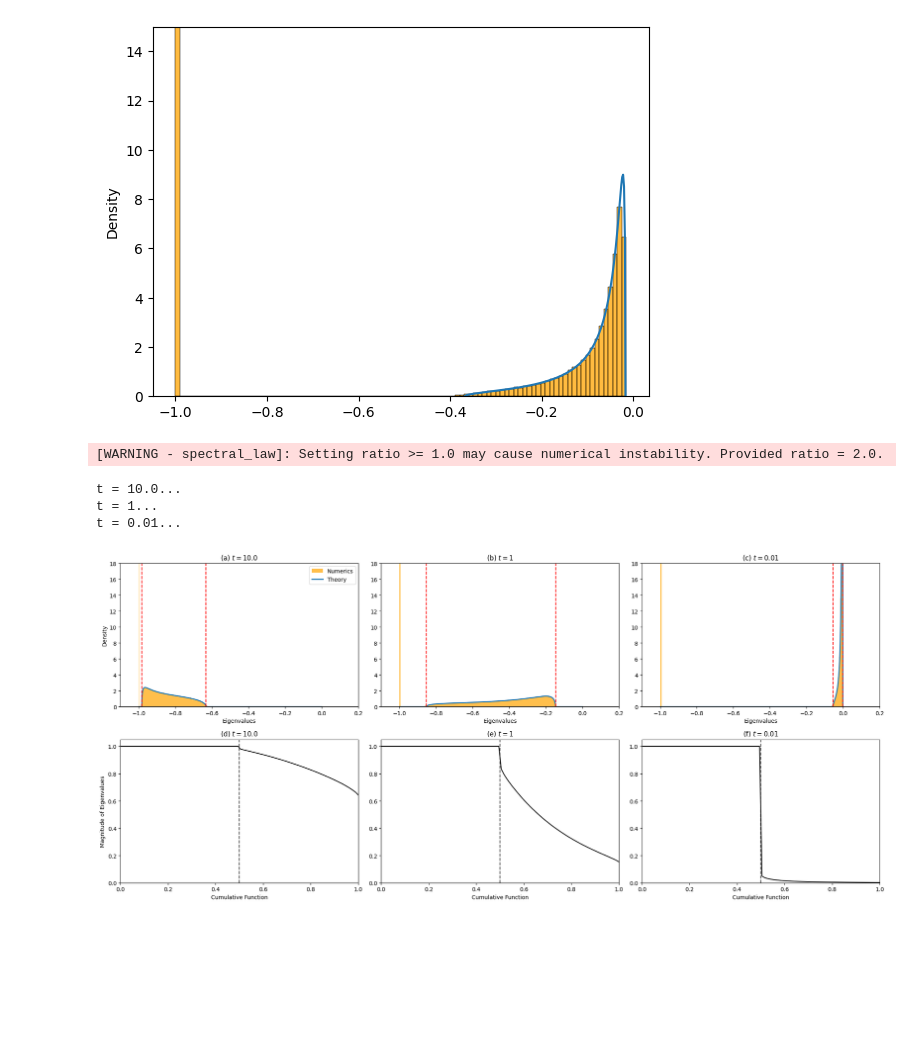
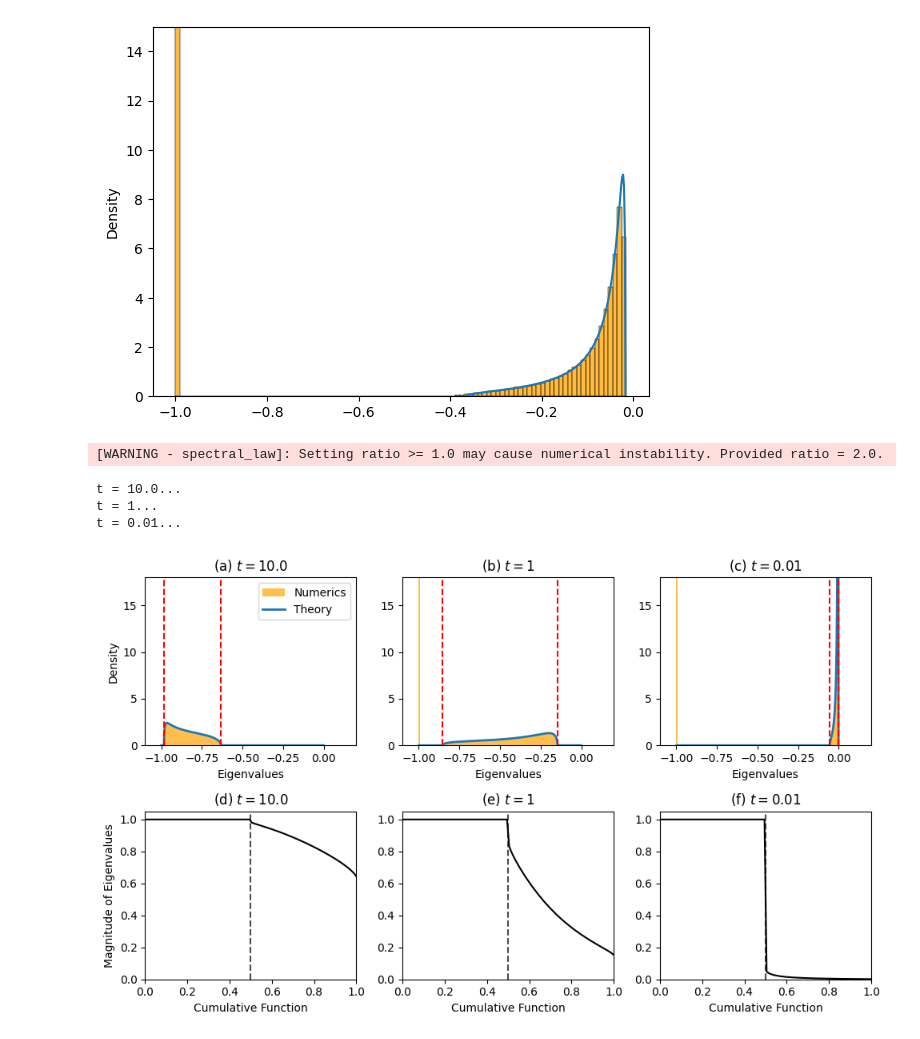
Before and after one commit to adam-elbernoussi/geometry-diffusion-model, a Jupyter notebook: Adam_1.ipynb, the cells around one changed output. Saved outputs shown, nothing was run; the diff lists cells and outputs as text; code cells hidden in the pictures; blank space fills up the shorter version.

Commit message:
push images

```diff
--- a/Adam_1.ipynb
+++ b/Adam_1.ipynb
@@ -78,7 +78,7 @@ def r_edges(t, alpha):
     return r_minus, r_plus
 
 
-fig, axes = plt.subplots(2, len(T), figsize=(20, 9))
+fig, axes = plt.subplots(2, len(T), figsize=(10, 6))
 
 for i, t in enumerate(T):
     print(f"t = {t}...")
@@ -117,31 +117,31 @@ for i, t in enumerate(T):
     ax_top.set_xlabel("Eigenvalues")
     if i == 0:
         ax_top.set_ylabel("Density")
         ax_top.legend()
 
 
 
     ax_bot = axes[1, i]
     sorted_per_run = np.sort(np.abs(all_eigs), axis=1)[:, ::-1]
     mean_sorted_mag = np.mean(sorted_per_run, axis=0)
     mean_sorted_mag_normalized = mean_sorted_mag / np.max(mean_sorted_mag)
     cumulative_x = np.linspace(0, 1, dim_ambiant)
 
     ax_bot.plot(cumulative_x, mean_sorted_mag_normalized, lw=1.5, color='black')
     ax_bot.axvline(x=alpha, ls='--', alpha=0.7, color='k')
 
     ax_bot.set_xlim(0, 1.0)
     ax_bot.set_ylim(0, 1.05)
     ax_bot.set_xlabel("Cumulative Function")
     ax_bot.set_title(f"({panel_label(len(T) + i)}) $t = {t}$")
     if i == 0:
         ax_bot.set_ylabel("Magnitude of Eigenvalues")
 
 plt.tight_layout()
 plt.show()
 # %% [output]
 [WARNING - spectral_law]: Setting ratio >= 1.0 may cause numerical instability. Provided ratio = 2.0.
 t = 10.0...
 t = 1...
 t = 0.01...
-[figure, old version]
+[figure, new version]
```
Also changed, not shown: 1 other file.
